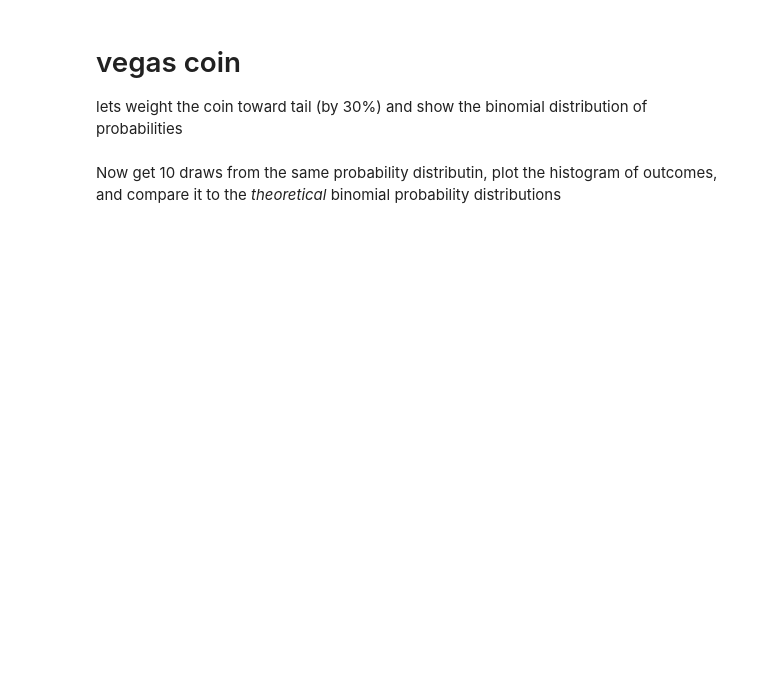
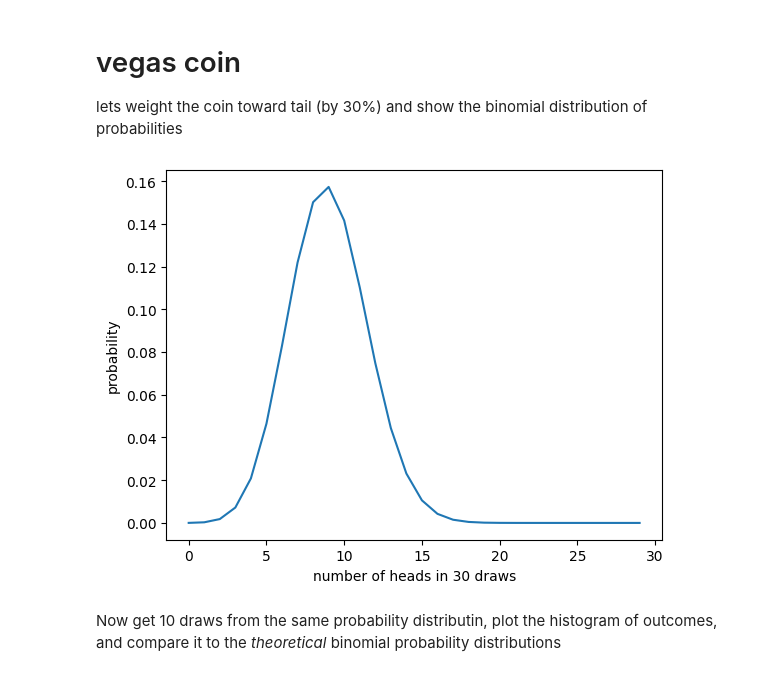
Before and after one commit to mnilsson8/DSPS_mNilsson, a Jupyter notebook: Labs/stat/Instructions_coin_tosses.ipynb, the cells around one changed output. Cells and saved outputs as stored; diff of their text form; code cells hidden in the pictures; blank space fills up the shorter version.

```diff
--- a/Labs/stat/Instructions_coin_tosses.ipynb
+++ b/Labs/stat/Instructions_coin_tosses.ipynb
@@ -48,5 +66,12 @@ plt.ylabel("probability");
 # %% [markdown]
 # vegas coin
 lets weight the coin toward tail (by 30%) and show the binomial distribution of probabilities
+# %%
+support = np.arange(0, 30)
+plt.plot(support, sp.stats.binom.pmf(support, 30, 0.3));
+plt.xlabel("number of heads in 30 draws")
+plt.ylabel("probability");
+# %% [output]
+[figure, added]
 # %% [markdown]
 Now get 10 draws from the same probability distributin, plot the histogram of outcomes, and compare it to the _theoretical_ binomial probability distributions
```
Also changed, not shown: parts of 12 cells of this notebook.
